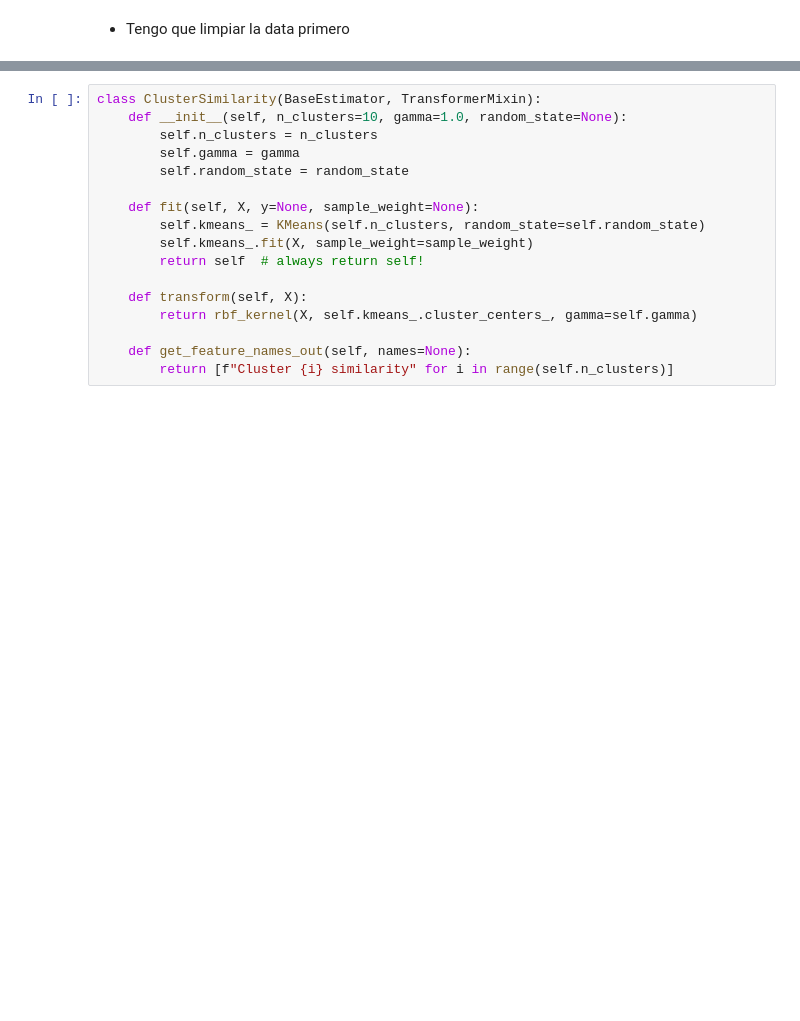
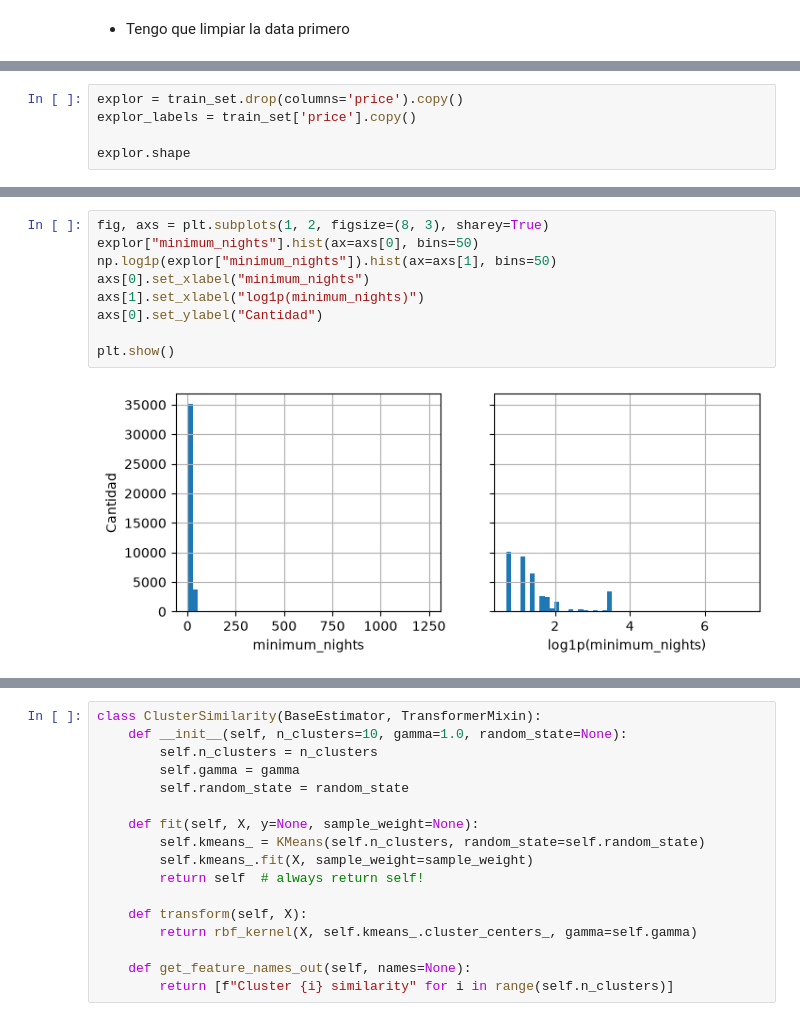
Before and after one commit to N-nicolas/Ejercicios_HOML_PSDS, a Jupyter notebook: notebooks/Proyect1.ipynb, the cells around one changed output, grey strips where cells are left out. Drawn from its saved outputs; the diff is of its cells as text; blank space fills up the shorter version.

```diff
--- a/notebooks/Proyect1.ipynb
+++ b/notebooks/Proyect1.ipynb
@@ -601,0 +424,5 @@ plt.show()
+# %%
+explor = train_set.drop(columns='price').copy()
+explor_labels = train_set['price'].copy()
+
+explor.shape
@@ -601,0 +510,11 @@ plt.show()
+# %%
+fig, axs = plt.subplots(1, 2, figsize=(8, 3), sharey=True)
+explor["minimum_nights"].hist(ax=axs[0], bins=50)
+np.log1p(explor["minimum_nights"]).hist(ax=axs[1], bins=50)
+axs[0].set_xlabel("minimum_nights")
+axs[1].set_xlabel("log1p(minimum_nights)")
+axs[0].set_ylabel("Cantidad")
+
+plt.show()
+# %% [output]
+[figure, added]
```
Also changed, not shown: parts of 154 cells of this notebook.
